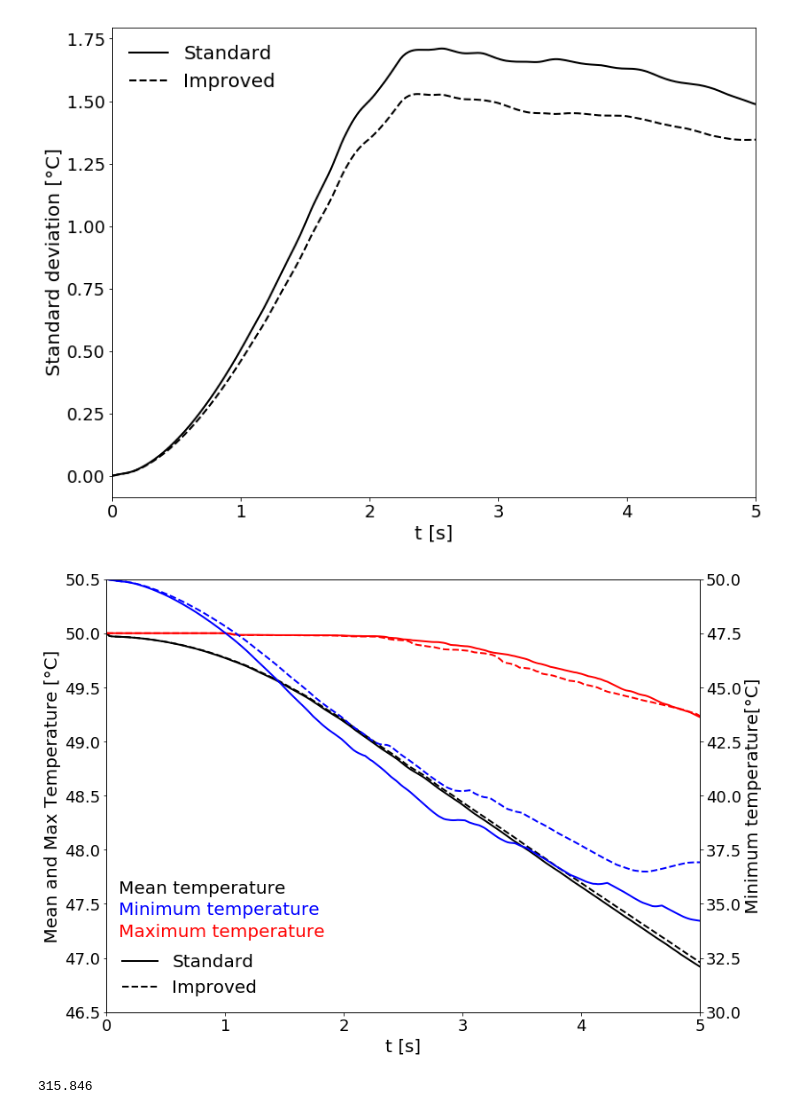
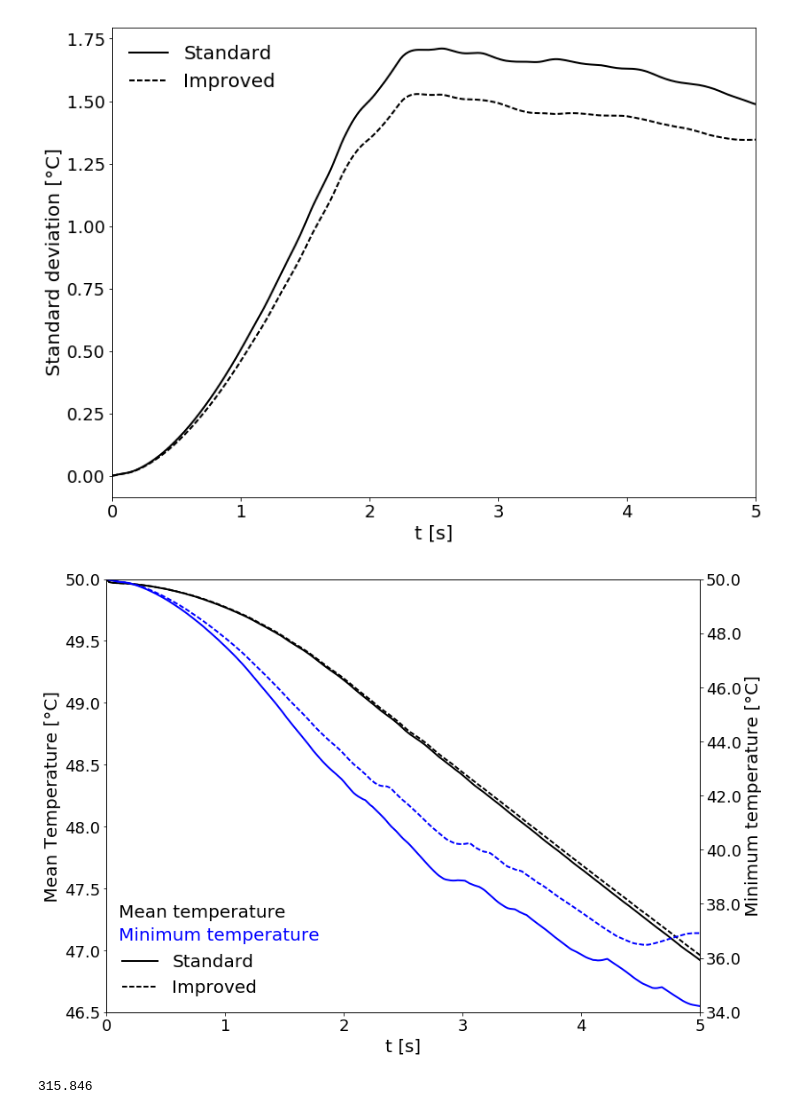
Before and after one commit to lucillalmeida/doutorado-validacoes, a Jupyter notebook: fluidized-bed/bed_temperature.ipynb, the cells around one changed output. Saved outputs shown, nothing was run; the diff lists cells and outputs as text; code cells hidden in the pictures.

```diff
--- a/fluidized-bed/bed_temperature.ipynb
+++ b/fluidized-bed/bed_temperature.ipynb
@@ -234,40 +236,43 @@ plt.show()
 # %% [output]
 [figure]
 # %%
+import matplotlib.ticker as ticker
 fig, ax1 = plt.subplots()
 ax1.plot(time_case1,  temp_case1-273.15, linestyle = "-", color = "black", marker = 'None', linewidth = 2,label = "Standard")
 ax1.plot(time_case1i,  temp_case1i-273.15, linestyle = "--", color = "black", marker = 'None', linewidth = 2,label = "Improved")
-ax1.plot(time_case1_max,  temp_max_case1-273.15, linestyle = "-", color = "red", marker = 'None', linewidth = 2)
-ax1.plot(time_case1i_max,  temp_max_case1i-273.15, linestyle = "--", color = "red", marker = 'None', linewidth = 2)
+#ax1.plot(time_case1_max,  temp_max_case1-273.15, linestyle = "-", color = "red", marker = 'None', linewidth = 2)
+#ax1.plot(time_case1i_max,  temp_max_case1i-273.15, linestyle = "--", color = "red", marker = 'None', linewidth = 2)
 ax1.set_xlabel("t [s]", fontsize = 20)
-ax1.set_ylabel(" Mean and Max Temperature [\u00B0C] ", fontsize = 20)
-plt.ylim(46.5, 50.5)
+ax1.set_ylabel(" Mean Temperature [\u00B0C] ", fontsize = 20)
+ax1.yaxis.set_major_formatter(ticker.StrMethodFormatter("{x}"))
+plt.ylim(46.5, 50)
 plt.yticks(fontsize = 18)
 plt.xticks(fontsize = 18)
 plt.legend(fontsize = 20, frameon = False, loc = 3)
 
 ax2 = ax1.twinx()
 ax2.plot(time_case1,  temp_min_case1-273.15, linestyle = "-", color = "blue", marker = 'None', linewidth = 2)
 ax2.plot(time_case1i,  temp_min_case1i-273.15, linestyle = "--", color = "blue", marker = 'None', linewidth = 2)
-ax2.set_ylabel(" Minimum temperature[\u00B0C] ", fontsize = 20)
+ax2.set_ylabel(" Minimum temperature [\u00B0C] ", fontsize = 20)
+ax2.yaxis.set_major_formatter(ticker.StrMethodFormatter("{x}"))
 #ax2.tick_params('y')
-plt.ylim(30, 50)
+plt.ylim(34, 50)
 plt.xticks(fontsize = 18)
 plt.yticks(fontsize = 18)
 
 
 plt.xlim(0, 5)
 
 #fig.tight_layout()
 plt.savefig("bed_temperature.png")
-plt.annotate('Mean temperature', color = "black",xy=(0.1, 35.5), fontsize=20)
-plt.annotate('Minimum temperature', color = "blue", xy=(0.1, 34.5), fontsize=20)
-plt.annotate('Maximum temperature', color = "red", xy=(0.1, 33.5), fontsize=20)
+plt.annotate('Mean temperature', color = "black",xy=(0.1, 37.5), fontsize=20)
+plt.annotate('Minimum temperature', color = "blue", xy=(0.1, 36.65), fontsize=20)
+#plt.annotate('Maximum temperature', color = "red", xy=(0.1, 33.5), fontsize=20)
 #plt.annotate('\u2013. Stand. deviation ', color = "black", xy=(0.1, 0.8), fontsize=20)
 plt.savefig("temp_mean_min.png")
 plt.show()
 # %% [output]
-[figure, old version]
+[figure, new version]
 # %%
 print(particle_temp_case1[0])
 # library & dataset
```
Also changed, not shown: parts of 2 cells of this notebook, 9 other files.
